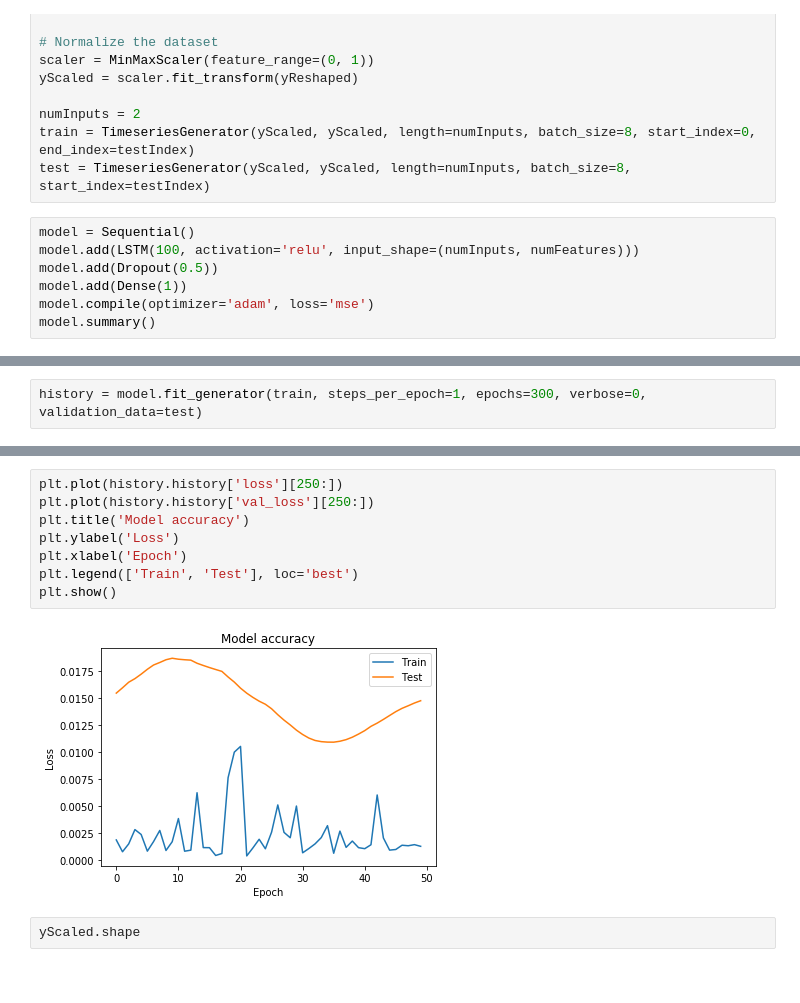
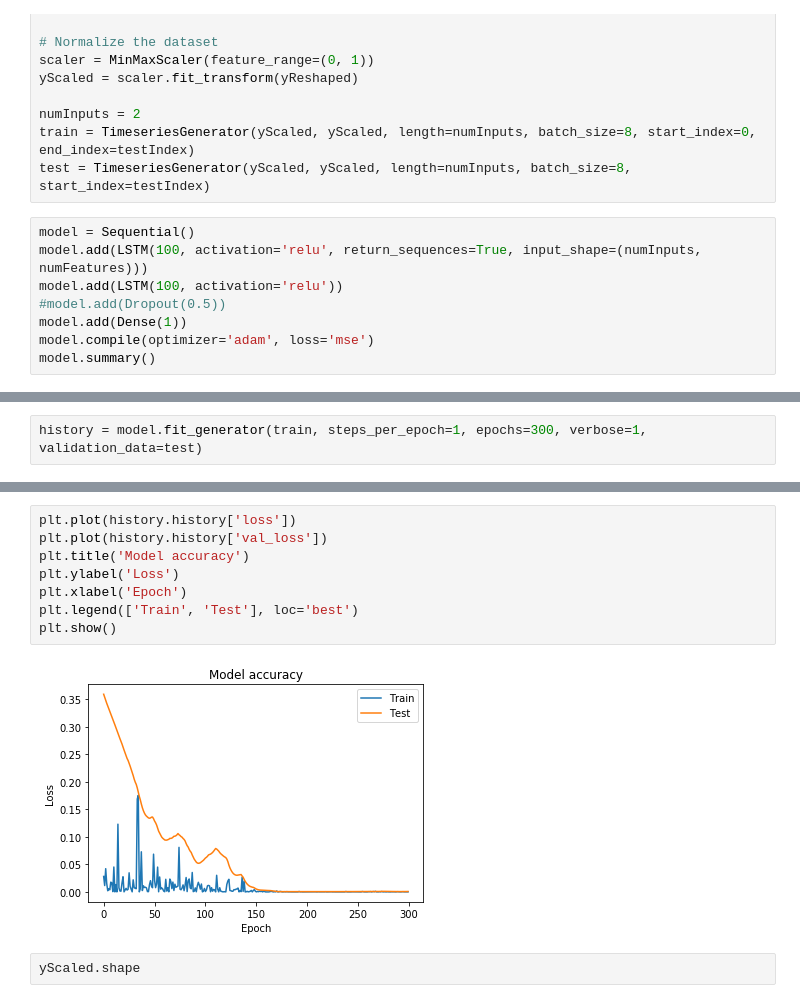
Before and after one commit to msiddalingaiah/MachineLearning, a Jupyter notebook: Sequence/Time_Series.ipynb, the cells around one changed output, grey strips where cells are left out. Drawn from its saved outputs; the diff is of its cells as text.

```diff
--- a/Sequence/Time_Series.ipynb
+++ b/Sequence/Time_Series.ipynb
@@ -41,8 +39,9 @@ train = TimeseriesGenerator(yScaled, yScaled, length=numInputs, batch_size=8, st
 test = TimeseriesGenerator(yScaled, yScaled, length=numInputs, batch_size=8, start_index=testIndex)
 # %%
 model = Sequential()
-model.add(LSTM(100, activation='relu', input_shape=(numInputs, numFeatures)))
-model.add(Dropout(0.5))
+model.add(LSTM(100, activation='relu', return_sequences=True, input_shape=(numInputs, numFeatures)))
+model.add(LSTM(100, activation='relu'))
+#model.add(Dropout(0.5))
 model.add(Dense(1))
 model.compile(optimizer='adam', loss='mse')
 model.summary()
@@ -65,5 +61,5 @@ Trainable params: 40,901
 Non-trainable params: 0
 _________________________________________________________________
 # %%
-history = model.fit_generator(train, steps_per_epoch=1, epochs=300, verbose=0, validation_data=test)
+history = model.fit_generator(train, steps_per_epoch=1, epochs=300, verbose=1, validation_data=test)
 # %% [output]
@@ -88,13 +83,13 @@ WARNING:tensorflow:From /usr/local/lib/python3.6/dist-packages/keras/backend/ten
 # %%
-plt.plot(history.history['loss'][250:])
-plt.plot(history.history['val_loss'][250:])
+plt.plot(history.history['loss'])
+plt.plot(history.history['val_loss'])
 plt.title('Model accuracy')
 plt.ylabel('Loss')
 plt.xlabel('Epoch')
 plt.legend(['Train', 'Test'], loc='best')
 plt.show()
 # %% [output]
-[figure, old version]
+[figure, new version]
 # %%
 yScaled.shape
 # %% [output]
```
Also changed, not shown: parts of 8 cells of this notebook, 1 other file.
